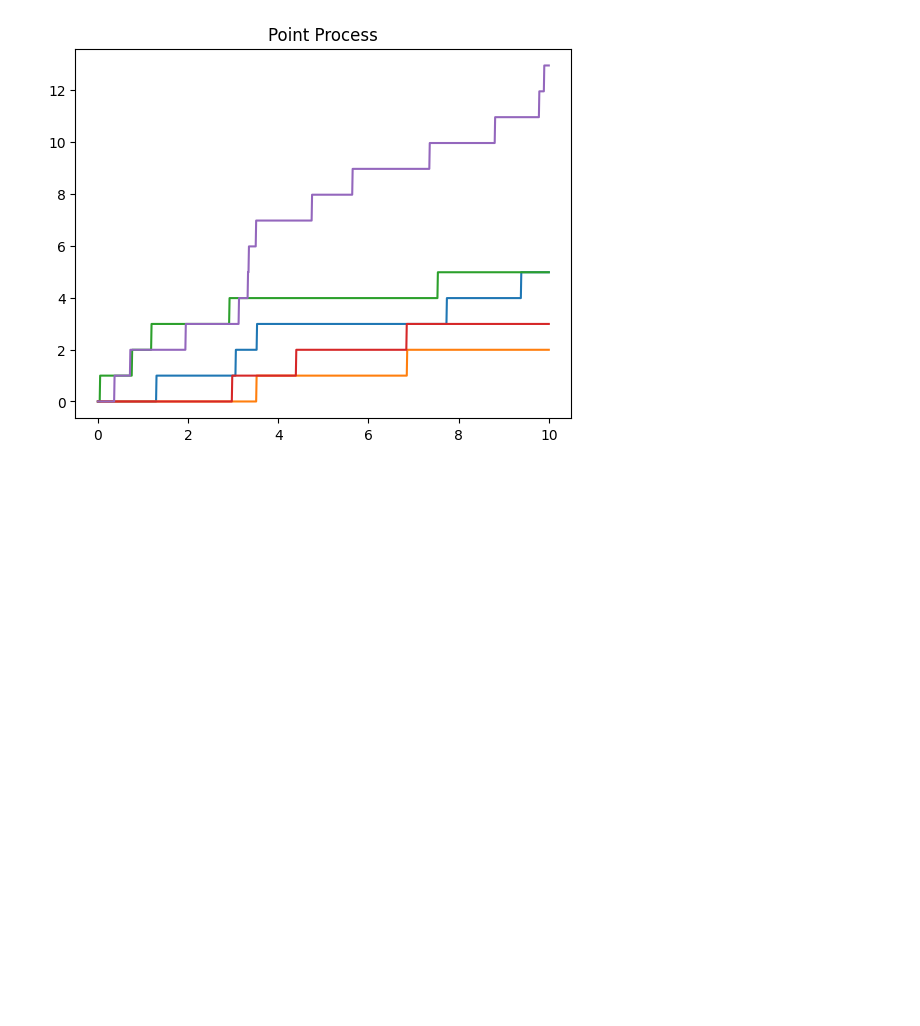
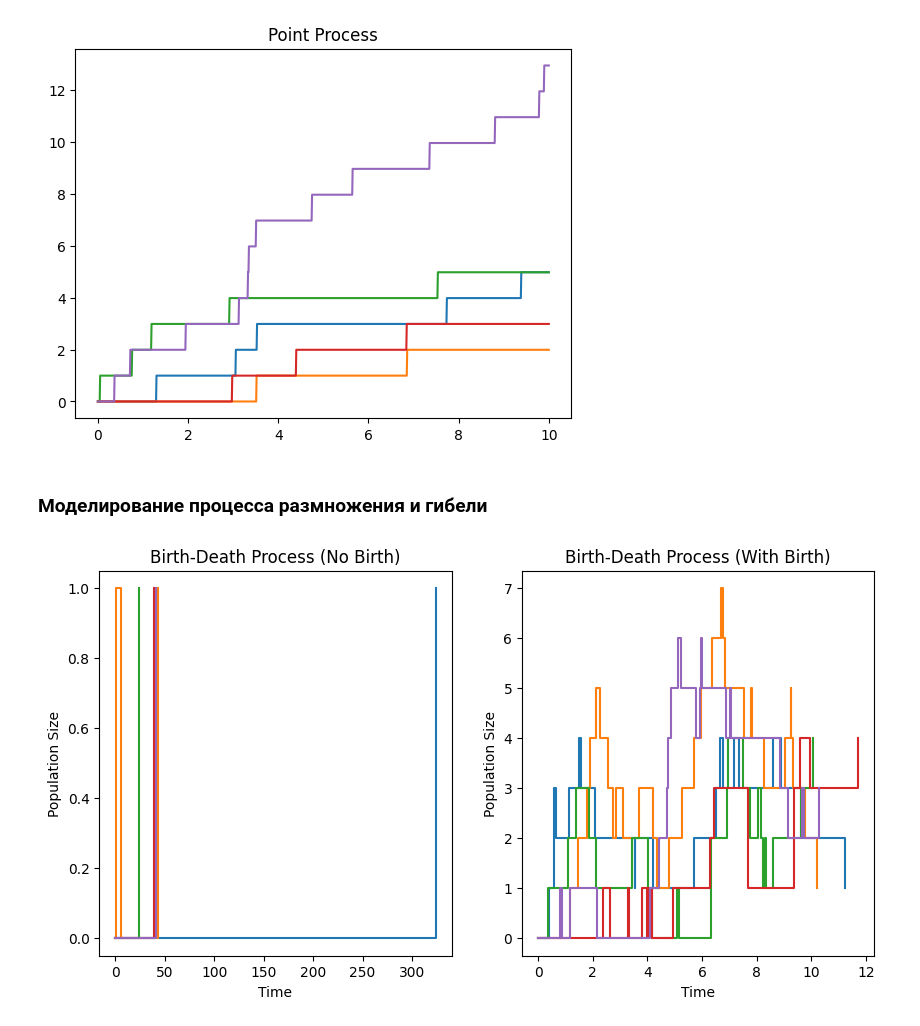
Before and after one commit to quasimuzzle/RandomProcesses, a Jupyter notebook: main.ipynb, the cells around one changed output. Cells and saved outputs as stored; diff of their text form; code cells hidden in the pictures; blank space fills up the shorter version.

Commit message:
birth-death process

```diff
--- a/main.ipynb
+++ b/main.ipynb
@@ -210,3 +210,79 @@ plt.title('Point Process')
 plt.show()
 # %% [output]
 [figure]
+# %% [markdown]
+### Моделирование процесса размножения и гибели
+# %%
+import numpy as np
+import matplotlib.pyplot as plt
+
+def birth_death_process(lmbda, mu, T, path):
+    t = [0.0]
+    X = [0]
+
+    processes = []
+
+    for i in range(path):
+        while t[-1] < T:
+            # Генерируем случайный интервал между событиями рождения и смерти
+            dt = np.random.exponential(scale=1.0 / (lmbda + mu * X[-1]))
+
+            # Увеличиваем время на интервал dt
+            t.append(t[-1] + dt)
+
+            # Определяем, произошло ли событие рождения или смерти
+            p = lmbda / (lmbda + mu * X[-1])
+            event = np.random.binomial(1, p)
+
+            # Обновляем численность популяции
+            if event == 1:
+                # Событие рождения
+                X.append(X[-1] + 1)
+            else:
+                # Событие смерти
+                X.append(max(X[-1] - 1, 0))
+
+        # Сохраняем траекторию процесса
+        processes.append((t, X))
+
+        # Сбрасываем время и численность популяции
+        t = [0.0]
+        X = [0]
+
+    return processes
+
+# Пример использования
+mu = 0.5     # Интенсивность смерти
+T = 10.0     # Время
+path = 5  # Количество траекторий
+
+# Случай, когда новые особи не рождаются
+lmbda = 0.01  # Интенсивность рождения
+processes_1 = birth_death_process(lmbda, mu, T, path)
+
+# Случай, когда новые особи рождаются
+lmbda = 1.0  # Интенсивность рождения
+processes_2 = birth_death_process(lmbda, mu, T, path)
+
+# Визуализация
+plt.figure(figsize=(10, 5))
+
+plt.subplot(1, 2, 1)
+for t, X in processes_1:
+    plt.step(t, X, where='post')
+
+plt.xlabel('Time')
+plt.ylabel('Population Size')
+plt.title('Birth-Death Process (No Birth)')
+
+plt.subplot(1, 2, 2)
+for t, X in processes_2:
+    plt.step(t, X, where='post')
+
+plt.xlabel('Time')
+plt.ylabel('Population Size')
+plt.title('Birth-Death Process (With Birth)')
+
+plt.show()
+# %% [output]
+[figure, added]
```
